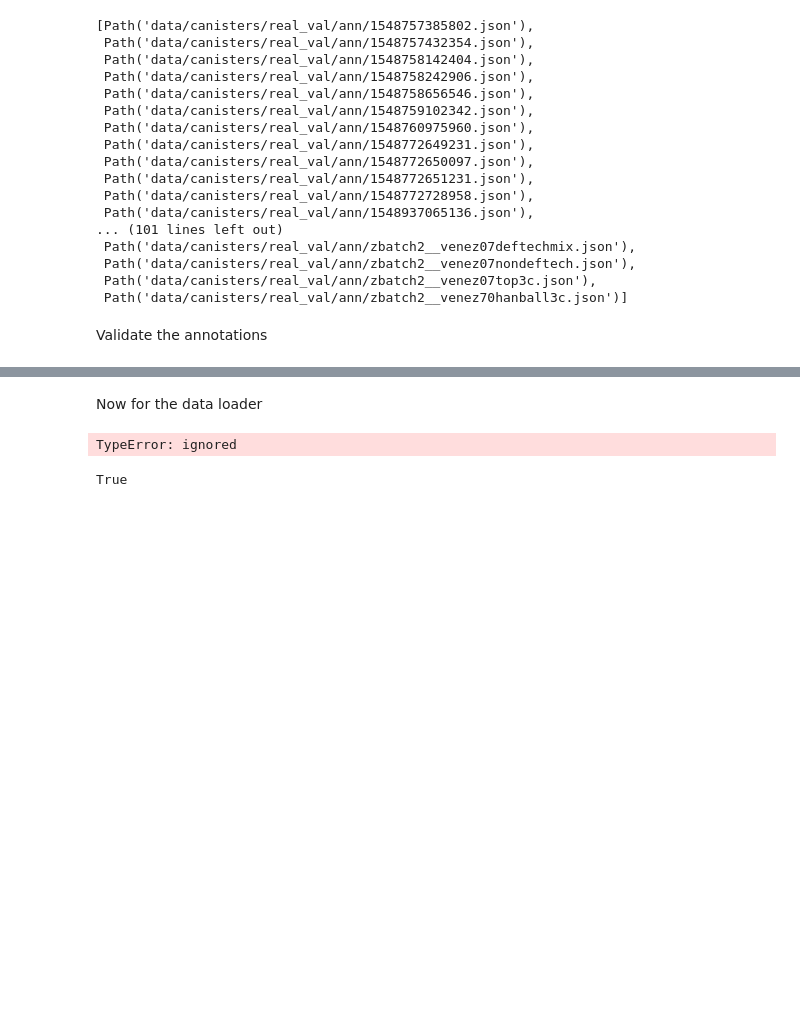
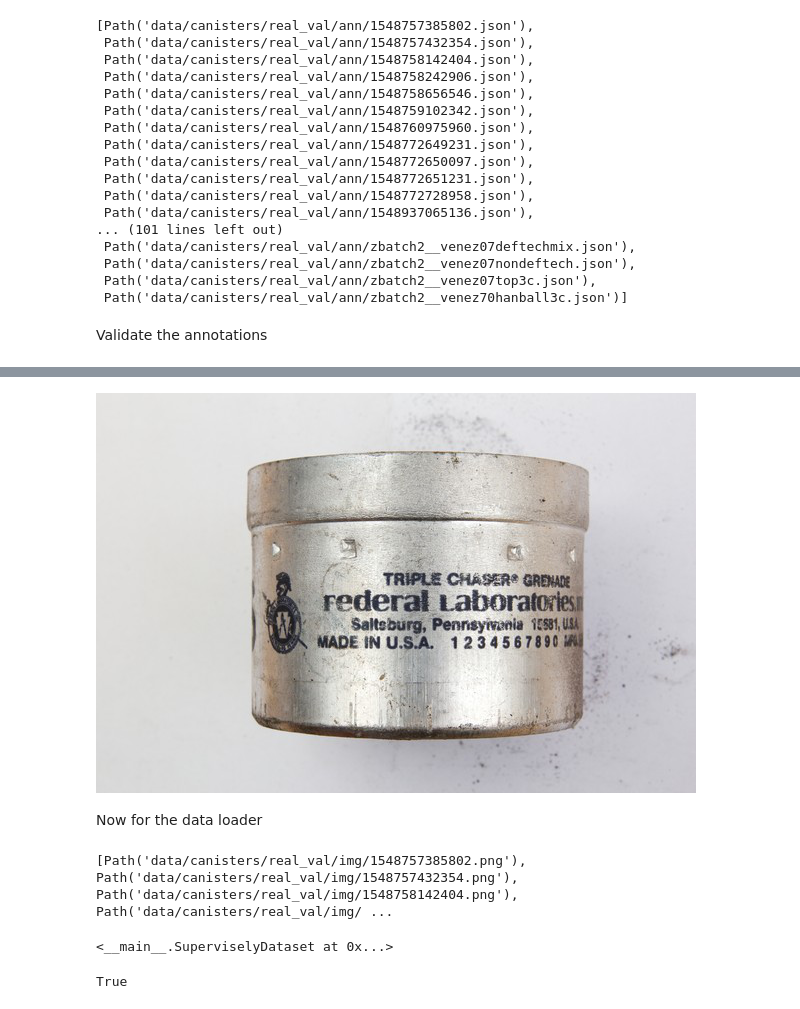
Before and after one commit to frasercrichton/fastai2-learning, a Jupyter notebook: nbs/triple-chaser.ipynb, the cells around one changed output, grey strips where cells are left out. Cells and saved outputs as stored; diff of their text form; code cells hidden in the pictures; blank space fills up the shorter version.

```diff
--- a/nbs/triple-chaser.ipynb
+++ b/nbs/triple-chaser.ipynb
@@ -146,7 +178,16 @@ Validate the annotations
+# %%
+from PIL import Image
+
+image = Image.open('data/canisters/real_val/img/131481_CS_gas_.jpeg')
+image
+# %% [output]
+[figure, added]
 # %% [markdown]
 Now for the data loader
 # %%
 # data.Dataset
+from collections import defaultdict
+
 class SuperviselyDataset():
     """ Load supervisely data from images and JSON. There are two types of folder structure that this class handles:
         1. A folder directy downloaded from SLY, with polygon annotations.
@@ -198,7 +239,7 @@ class SuperviselyDataset():
               )
             )
           )
-          # print(images)
+          print(images)
           self.annotations = [
               # annotations_path / image_file.with_suffix(".json").name #for synthetically generated
               annotations_path / f"{image_file.name}.json" #fraser
@@ -247,7 +288,7 @@ class SuperviselyDataset():
     def __len__(self) -> int:
         return len(self.images)
 
-    def _is_fully_labeled(self, data):
+    def is_fully_labeled(self, data):
         masks_data = [
             item
             for item in data["objects"]
@@ -262,11 +303,17 @@ class SuperviselyDataset():
             bboxes_data
         ) == len(data["objects"])
 
-SuperviselyDataset(path,labels=["canister-general-poly"]).load_with_meta(1)
+
+#annotation_data = json.loads(annotations[idx].read_text())
+
+SuperviselyDataset(path,labels=["canister-general-poly"])
+
+# .is_fully_labeled(SuperviselyDataset(path,labels=["canister-general-poly"]).getAnnotations())
 
 # data/canisters/real_val/ann/zbatch2__cairo8feb13-2.json
 # %% [output]
-TypeError: ignored
+[Path('data/canisters/real_val/img/1548757385802.png'), Path('data/canisters/real_val/img/1548757432354.png'), Path('data/canisters/real_val/img/1548758142404.png'), Path('data/canisters/real_val/img/ ...
+<__main__.SuperviselyDataset at 0x...>
 # %%
 path.is_file()
 Path('data/canisters/real_val/ann/zbatch2__cairo8feb13-2.png.json').is_file()
```
Also changed, not shown: parts of 7 cells of this notebook.
